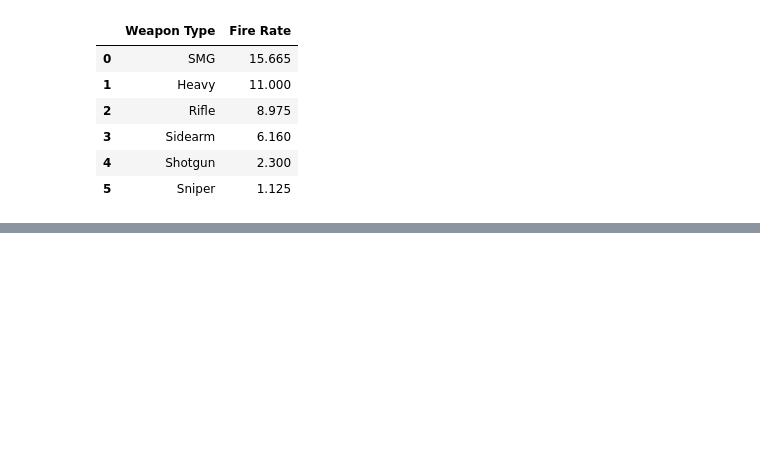
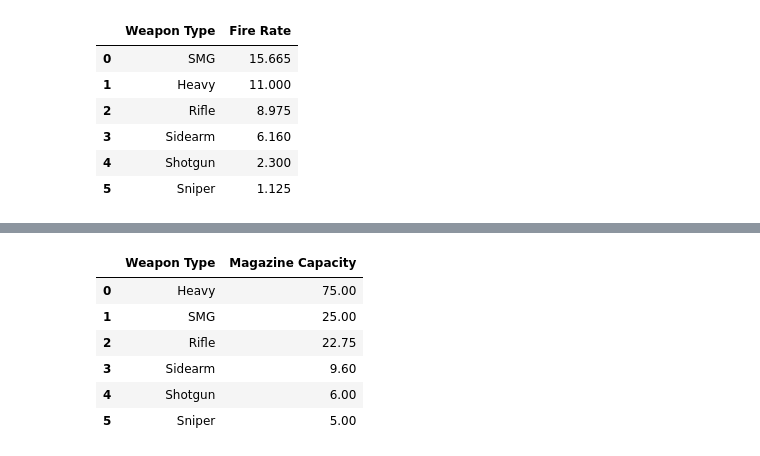
Before and after one commit to William-Hayashi/IA_Chatbot-_aula_fiap, a Jupyter notebook: estudos/eda_valorant.ipynb, the cells around one changed output, grey strips where cells are left out. Cells and saved outputs as stored; diff of their text form; code cells hidden in the pictures; blank space fills up the shorter version.

```diff
--- a/estudos/eda_valorant.ipynb
+++ b/estudos/eda_valorant.ipynb
@@ -132,0 +151,15 @@ plt.show()
+# %%
+maior_penetração = df_valorant.groupby("Weapon Type")["Magazine Capacity"].agg("mean").sort_values(
+ascending=False).reset_index()
+weapon_types = maior_penetração['Weapon Type'].values
+magazine_capacities = maior_penetração['Magazine Capacity'].values
+
+maior_penetração
+# %% [output]
+|  | Weapon Type | Magazine Capacity |
+| 0 | Heavy | 75.00 |
+| 1 | SMG | 25.00 |
+| 2 | Rifle | 22.75 |
+| 3 | Sidearm | 9.60 |
+| 4 | Shotgun | 6.00 |
+| 5 | Sniper | 5.00 |
```
Also changed, not shown: parts of 10 cells of this notebook.
